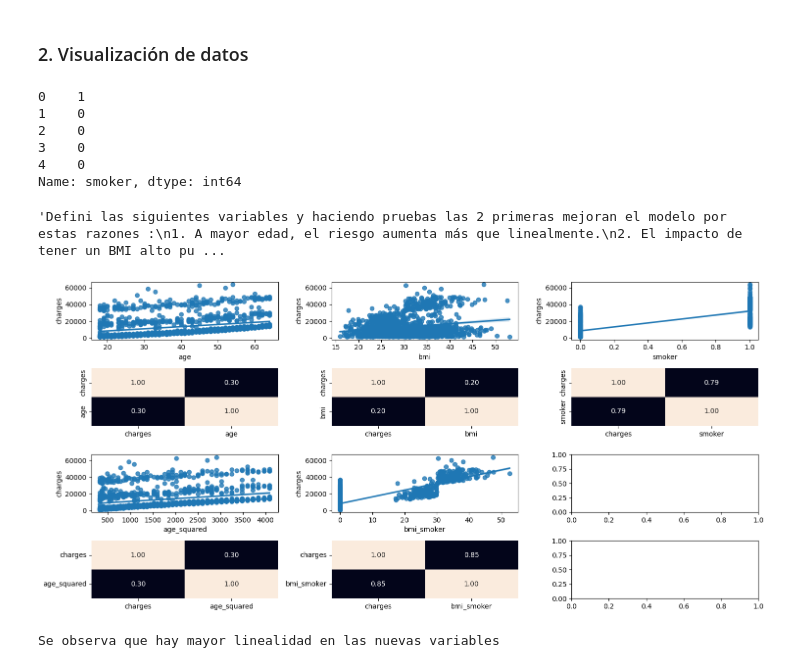
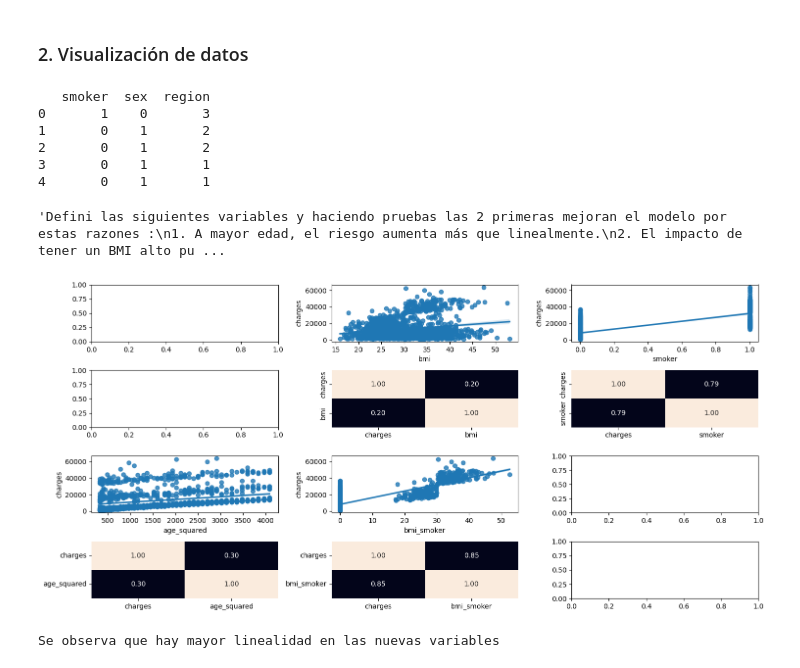
Before and after one commit to 4GeeksAcademy/Salvador0302-Proyecto-de-Regresi-n-Lineal, a Jupyter notebook: src/explore.ipynb, the cells around one changed output. Saved outputs shown, nothing was run; the diff lists cells and outputs as text; code cells hidden in the pictures.

```diff
--- a/src/explore.ipynb
+++ b/src/explore.ipynb
@@ -148,5 +148,5 @@ df.head()
 | 3 | 33 | male | 22.705 | 0 | no | northwest | 21984.47061 |
 | 4 | 32 | male | 28.880 | 0 | no | northwest | 3866.85520 |
 # %%
-df.drop(["region", "sex", "children"], axis = 1, inplace = True)
-df.head()
+#df.drop(["region"], axis = 1, inplace = True)
+#df.head()
@@ -162,14 +155,16 @@ df.head()
 # %%
 le = LabelEncoder()
 df["smoker"] = le.fit_transform(df["smoker"])
-print(df["smoker"].head())
+df["sex"] = le.fit_transform(df["sex"])
+df["region"] = le.fit_transform(df["region"])
+print(df[["smoker", "sex", "region"]].head())
 # %% [output]
-0    1
-1    0
-2    0
-3    0
-4    0
-Name: smoker, dtype: int64
+   smoker  sex  region
+0       1    0       3
+1       0    1       2
+2       0    1       2
+3       0    1       1
+4       0    1       1
 # %%
 """Defini las siguientes variables y haciendo pruebas las 2 primeras mejoran el modelo por estas razones :
 1. A mayor edad, el riesgo aumenta más que linealmente.
@@ -182,27 +177,28 @@ asd"""
 df["age_squared"] = df["age"] ** 2
 df["bmi_smoker"] = df["bmi"] * df["smoker"]
 #df["age_smoker"] = df["age"] * df["smoker"]
+df.drop(["age"], axis = 1, inplace = True)
 # %%
 fig, axis = plt.subplots(4, 3, figsize = (15, 7))
 
-sns.regplot(ax = axis[0, 0], data = df, x = "age", y = "charges")
-sns.heatmap(df[["charges", "age"]].corr(), annot = True, fmt = ".2f", ax = axis[1, 0], cbar = False)
+#sns.regplot(ax = axis[0, 0], data = df, x = "age", y = "charges")
+#sns.heatmap(df[["charges", "age"]].corr(), annot = True, fmt = ".2f", ax = axis[1, 0], cbar = False)
 sns.regplot(ax = axis[0, 1], data = df, x = "bmi", y = "charges")
 sns.heatmap(df[["charges", "bmi"]].corr(), annot = True, fmt = ".2f", ax = axis[1, 1], cbar = False)
 sns.regplot(ax = axis[0, 2], data = df, x = "smoker", y = "charges")
 sns.heatmap(df[["charges", "smoker"]].corr(), annot = True, fmt = ".2f", ax = axis[1, 2], cbar = False)
 
 sns.regplot(ax = axis[2, 0], data = df, x = "age_squared", y = "charges")
 sns.heatmap(df[["charges", "age_squared"]].corr(), annot = True, fmt = ".2f", ax = axis[3, 0], cbar = False)
 sns.regplot(ax = axis[2, 1], data = df, x = "bmi_smoker", y = "charges")
 sns.heatmap(df[["charges", "bmi_smoker"]].corr(), annot = True, fmt = ".2f", ax = axis[3, 1], cbar = False)
 #sns.regplot(ax = axis[2, 2], data = df, x = "age_smoker", y = "charges")
 #sns.heatmap(df[["charges", "age_smoker"]].corr(), annot = True, fmt = ".2f", ax = axis[3, 2], cbar = False)
 
 plt.tight_layout()
 plt.show()
 # %% [output]
-[figure, old version]
+[figure, new version]
 # %%
 print("Se observa que hay mayor linealidad en las nuevas variables")
 # %% [output]
```
Also changed, not shown: parts of 8 cells of this notebook.
